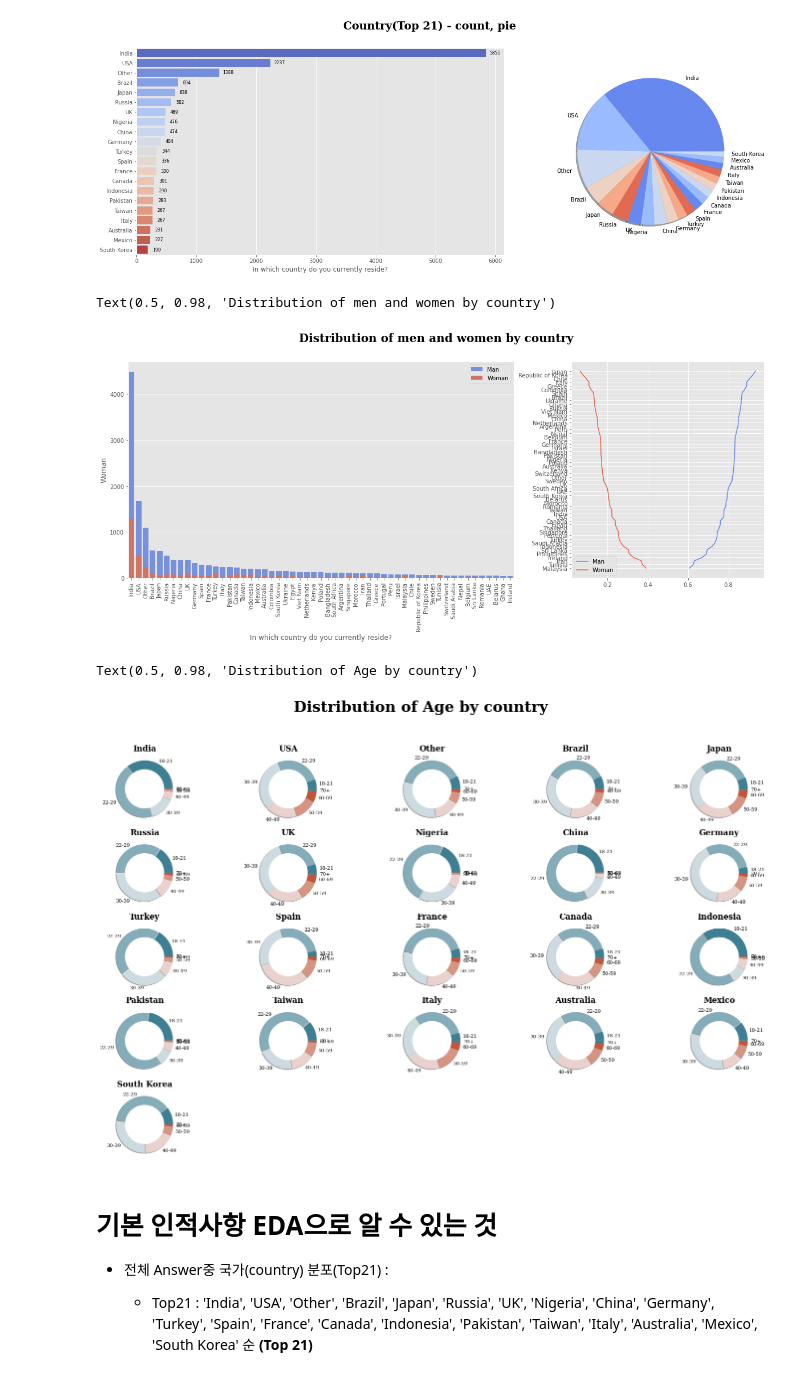
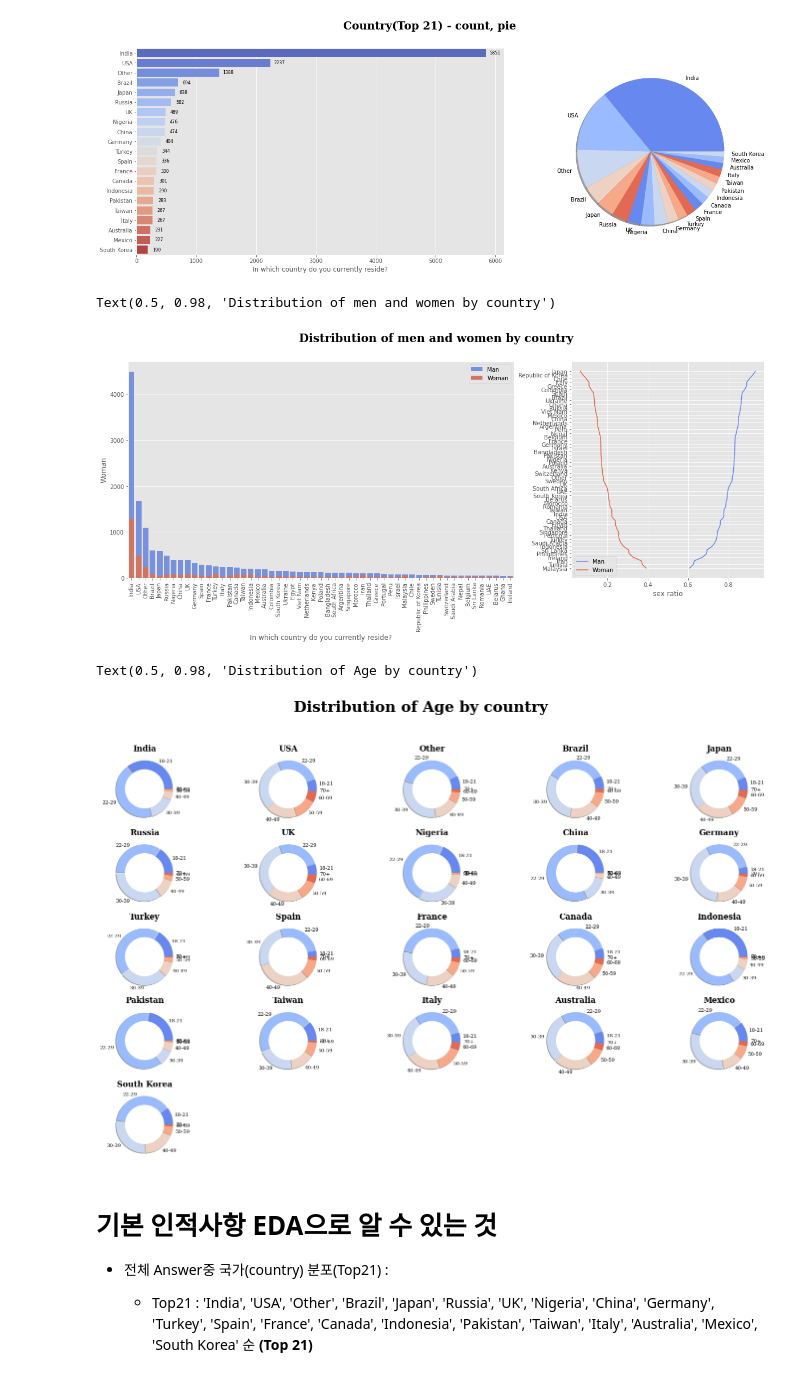
Before and after one commit to O-Kpy/Project, a Jupyter notebook: Kaggle_Survey_viz_Project.ipynb, the cells around one changed output. Drawn from its saved outputs; the diff is of its cells as text; code cells hidden in the pictures.

```diff
--- a/Kaggle_Survey_viz_Project.ipynb
+++ b/Kaggle_Survey_viz_Project.ipynb
@@ -78,28 +78,29 @@ r_g = data.groupby('In which country do you currently reside?')['What is your ge
 
 ax[1].plot(r_g['Man'], r_g.index, label='Man', color=sns.color_palette('coolwarm')[0])
 ax[1].plot(r_g['Woman'], r_g.index, label='Woman', color=sns.color_palette('coolwarm')[5])
+ax[1].set_xlabel('sex ratio')
 ax[1].legend()
 
 fig.suptitle('Distribution of men and women by country', fontsize=20, fontweight='bold', fontfamily='serif')
 # %% [output]
 Text(0.5, 0.98, 'Distribution of men and women by country')
-[figure, old version]
+[figure, new version]
 # %%
 r_a = data.groupby('In which country do you currently reside?')['What is your age (# years)?'].value_counts()[top_21_country.index].unstack().fillna(0).T
 
 fig = plt.subplots(figsize=(25,15))
 for i,j in enumerate(r_a.columns):
   ax = plt.subplot(5,5, i+1)
   ax.pie(x=r_a[j], labels=r_a[j].index, shadow=True, explode=[0.02 for i in range(len(r_a[j].index))],
-         colors=sns.diverging_palette(220, 20), startangle=0, pctdistance=.8, textprops={'weight':'light', 'family':'serif'})
+         colors=sns.color_palette('coolwarm'), startangle=0, pctdistance=.8, textprops={'weight':'light', 'family':'serif'})
   ax.set_title(f'{j}', fontsize=16, fontfamily='serif', fontweight='bold')
   centre_circle = plt.Circle((0,0), 0.70, color='black', fc='white', linewidth=0)
   ax.add_artist(centre_circle)
 
 plt.suptitle('Distribution of Age by country', fontsize=30, fontweight='bold', fontfamily='serif')
 # %% [output]
 Text(0.5, 0.98, 'Distribution of Age by country')
-[figure, old version]
+[figure, new version]
 # %% [markdown]
 # 기본 인적사항 EDA으로 알 수 있는 것
 - 전체 Answer중 국가(country) 분포(Top21) :
```
Also changed, not shown: parts of 4 cells of this notebook.
